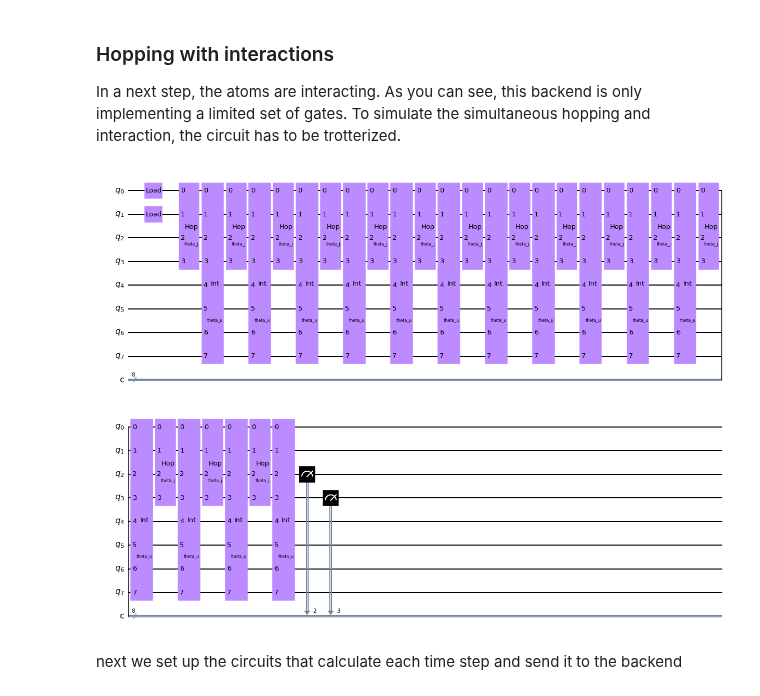
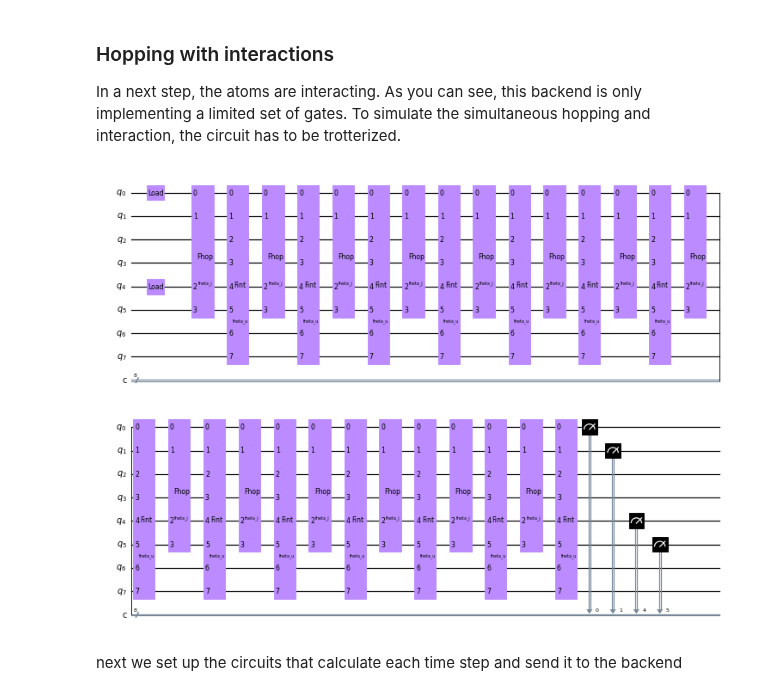
Before and after one commit to qiskit-community/qiskit-cold-atom, a Jupyter notebook: docs/tutorials/08_fermions_in_double_well.ipynb, the cells around one changed output. Drawn from its saved outputs; the diff is of its cells as text; code cells hidden in the pictures.

```diff
--- a/docs/tutorials/08_fermions_in_double_well.ipynb
+++ b/docs/tutorials/08_fermions_in_double_well.ipynb
@@ -329,19 +341,21 @@ times = np.linspace(0, 20, Ntimes) * 1e-3
 theta_js = -1 * J * times
 theta_us = U * times
 means_int = np.zeros(Ntimes)
-Ntrott = 15
+Ntrott = 14
 # %%
 circuit2 = QuantumCircuit(8, 8)
 circuit2.fload(0)
-circuit2.fload(1)
+circuit2.fload(4)
 for ii in range(Ntrott):
-    circuit2.fhop([theta_j], list(range(0, 4)))
+    circuit2.fhop([theta_j], [0, 1, 4, 5])
     circuit2.fint(theta_u, list(range(0, 8)))
-circuit2.measure(2, 2)
-circuit2.measure(3, 3)
-circuit2.draw(output="mpl")
+
+for idx in [0, 1, 4, 5]:
+    circuit2.measure(idx, idx)
+
+circuit2.draw(output="mpl", scale=0.6)
 # %% [output]
-[figure, old version]
+[figure, new version]
 # %% [markdown]
 next we set up the circuits that calculate each time step and send it to the backend
 # %%
```
Also changed, not shown: parts of 19 cells of this notebook, 3 other files.
